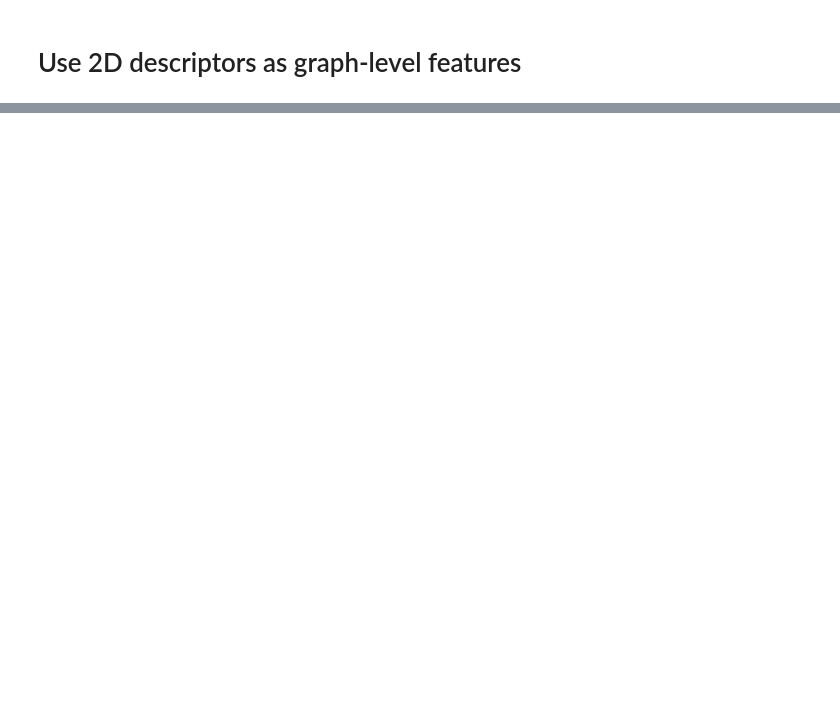
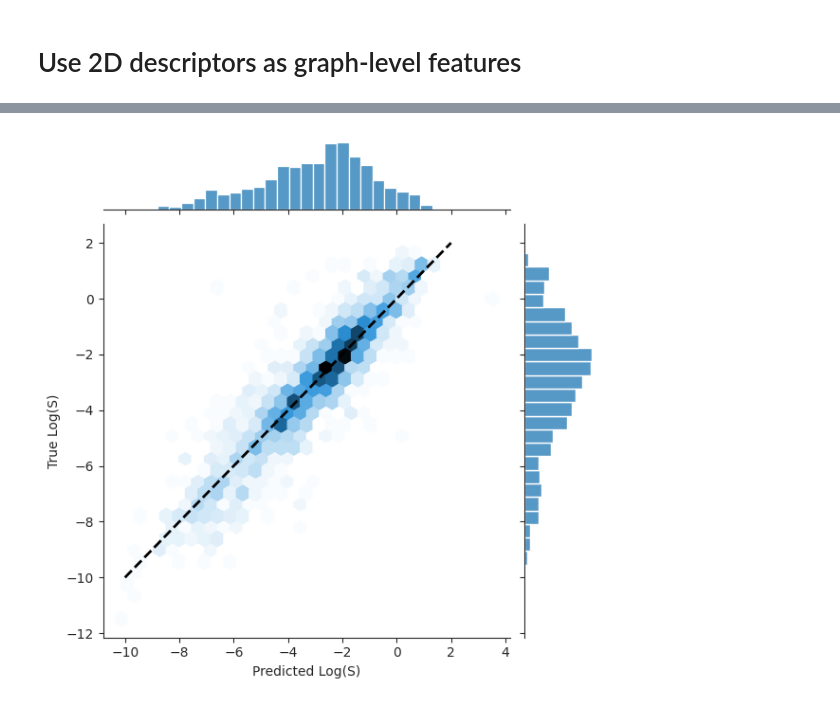
Before and after one commit to ManuelGehl/molecule_solubility, a Jupyter notebook: scripts/graph_models.ipynb, the cells around one changed output, grey strips where cells are left out. Drawn from its saved outputs; the diff is of its cells as text; code cells hidden in the pictures; blank space fills up the shorter version.

```diff
--- a/scripts/graph_models.ipynb
+++ b/scripts/graph_models.ipynb
@@ -819,0 +892,29 @@ RMSE graph_model: 0.871
+# %%
+# Send model to GPU
+model.to(device)
+# Set model to evaluation mode
+model.eval()
+
+# List to store predictions
+all_predictions = []
+
+# Make predictions
+with torch.no_grad():
+    for batch in test_loader:
+        batch = batch.to(device)
+        predictions = model(batch)
+        all_predictions.append(predictions.cpu())
+
+# Concatenate all predictions
+all_predictions = torch.cat(all_predictions, dim=0)
+all_predictions = all_predictions.view(-1)
+
+# Create dataframe for error analysis
+error_analysis_df = X_test.assign(
+    solubility=y_test,
+    prediction=all_predictions)
+# Add residuals
+error_analysis_df = error_analysis_df.assign(
+    residual=error_analysis_df["solubility"] - error_analysis_df["prediction"])
+
+error_analysis_df
@@ -819,0 +935,12 @@ RMSE graph_model: 0.871
+# %%
+# Create parity plot
+sns.set_style("ticks")
+sns.jointplot(x=error_analysis_df.loc[:, "prediction"], y=error_analysis_df.loc[:, "solubility"], kind="hex")
+x_line = np.linspace(-10, 2, 100)
+y_line = x_line
+plt.plot(x_line, y_line, color='black', linestyle='--', linewidth=2, label='y = x')
+plt.xlabel('Predicted Log(S)')
+plt.ylabel('True Log(S)')
+plt.show()
+# %% [output]
+[figure, added]
```
Also changed, not shown: parts of 19 cells of this notebook, 8 other files.
